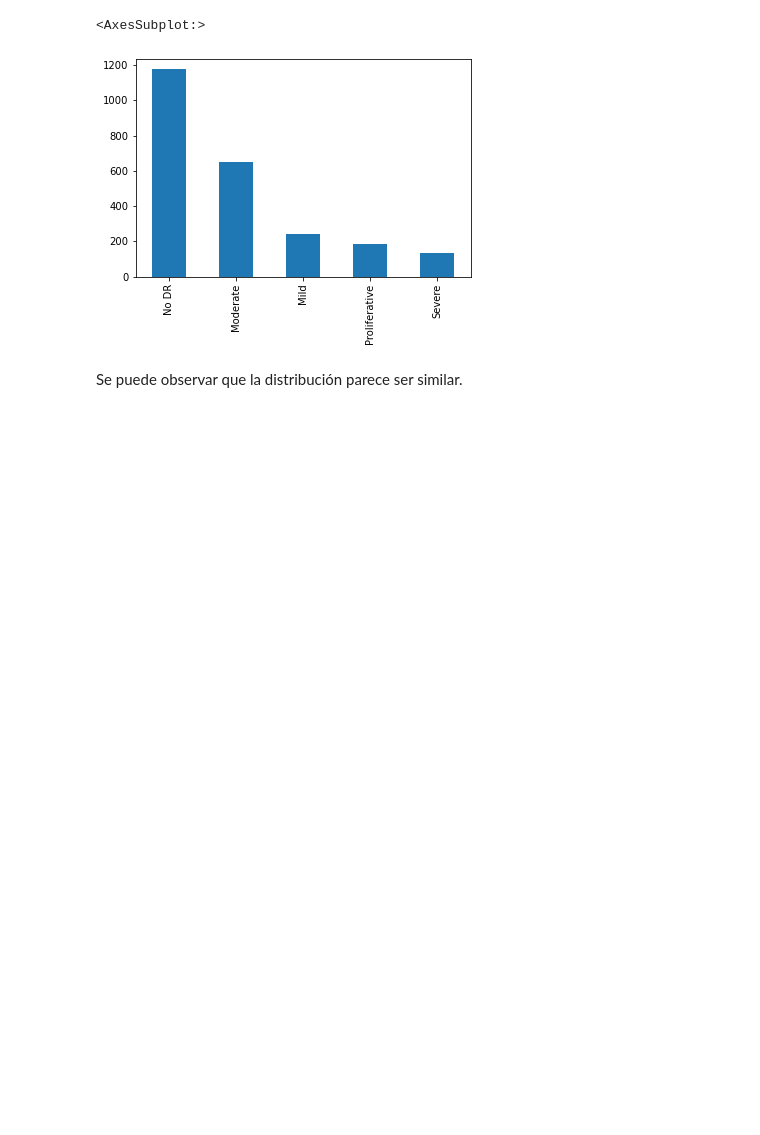
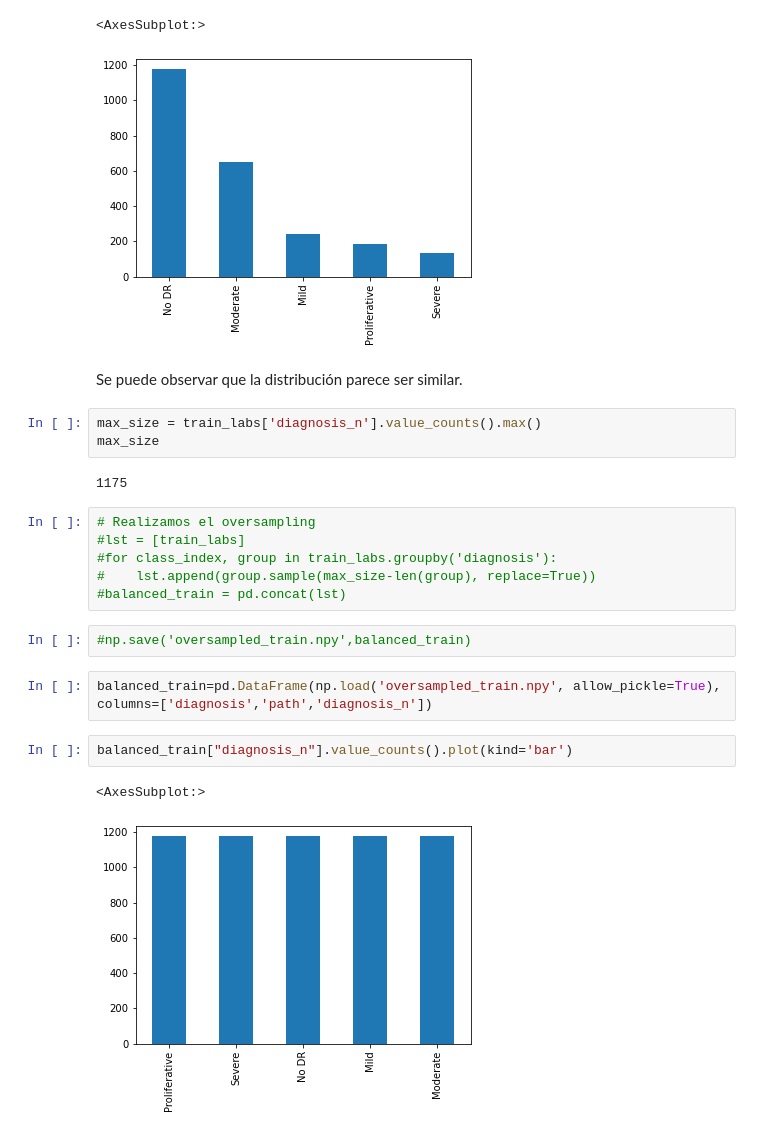
Before and after one commit to Andrea-Arguello/CNN_DR, a Jupyter notebook: Lab3.ipynb, the cells around one changed output. Saved outputs shown, nothing was run; the diff lists cells and outputs as text; blank space fills up the shorter version.

Commit message:
Add oversampled train dataset

```diff
--- a/Lab3.ipynb
+++ b/Lab3.ipynb
@@ -147,3 +147,23 @@ train_labs["diagnosis_n"].value_counts().plot(kind='bar')
 [figure]
 # %% [markdown]
 Se puede observar que la distribución parece ser similar.
+# %%
+max_size = train_labs['diagnosis_n'].value_counts().max()
+max_size
+# %% [output]
+1175
+# %%
+# Realizamos el oversampling
+#lst = [train_labs]
+#for class_index, group in train_labs.groupby('diagnosis'):
+#    lst.append(group.sample(max_size-len(group), replace=True))
+#balanced_train = pd.concat(lst)
+# %%
+#np.save('oversampled_train.npy',balanced_train)
+# %%
+balanced_train=pd.DataFrame(np.load('oversampled_train.npy', allow_pickle=True), columns=['diagnosis','path','diagnosis_n'])
+# %%
+balanced_train["diagnosis_n"].value_counts().plot(kind='bar')
+# %% [output]
+<AxesSubplot:>
+[figure, added]
```
Also changed, not shown: 1 other file.
